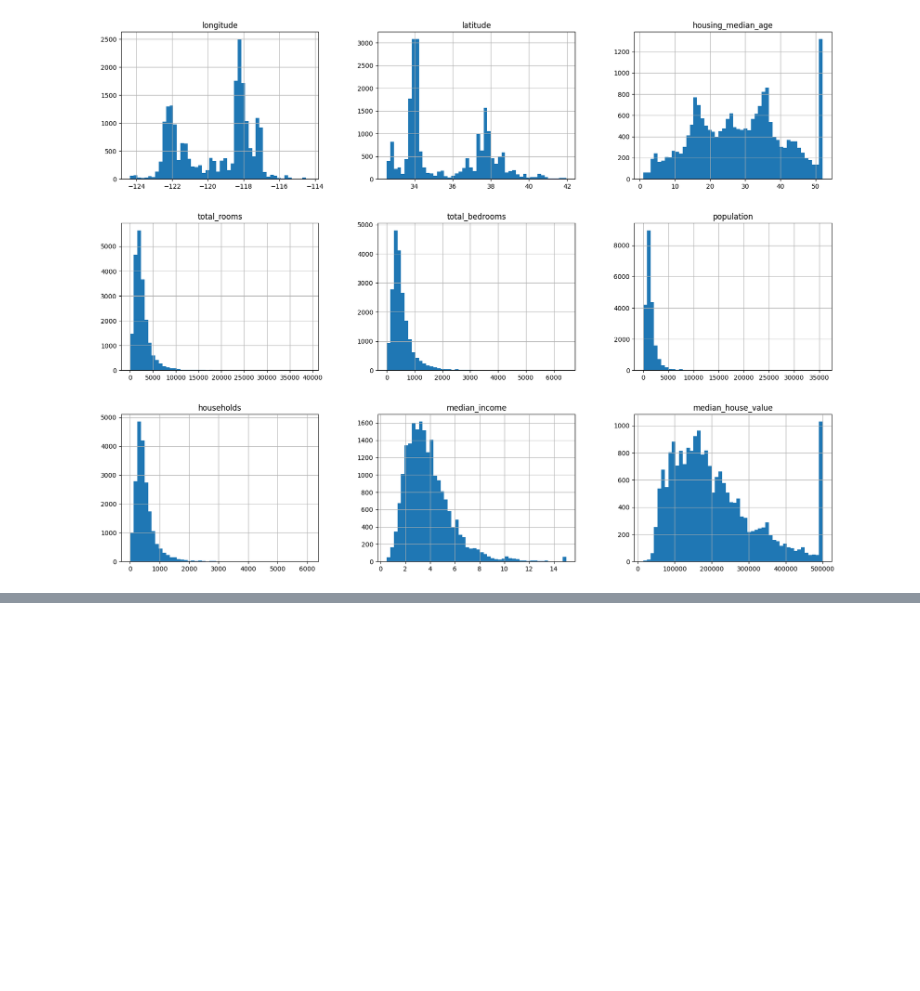
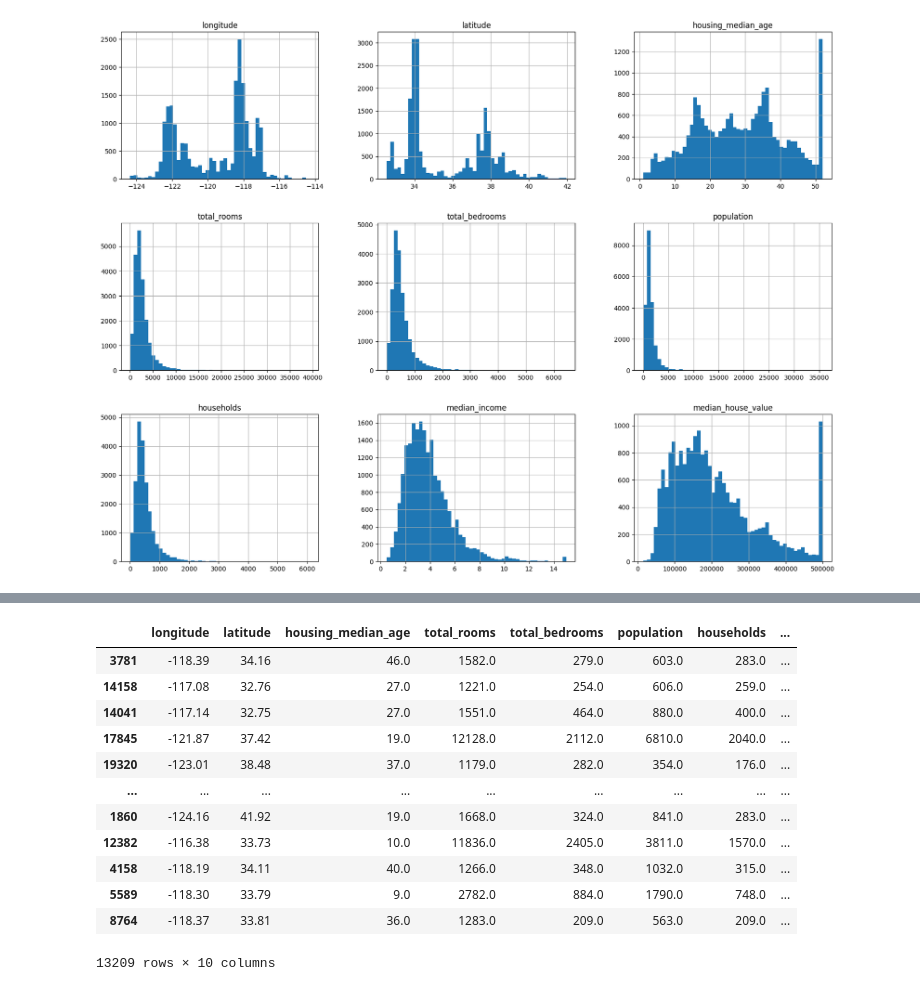
Before and after one commit to Vinuitik/AI_code, a Jupyter notebook: Hands-on-Machine Learning/ProjectEndToENd.ipynb, the cells around one changed output, grey strips where cells are left out. Cells and saved outputs as stored; diff of their text form; code cells hidden in the pictures; blank space fills up the shorter version.

```diff
--- a/Hands-on-Machine Learning/ProjectEndToENd.ipynb
+++ b/Hands-on-Machine Learning/ProjectEndToENd.ipynb
@@ -87,0 +140,19 @@ plt.show()
+# %%
+from sklearn.model_selection import train_test_split
+train_set, test_set = train_test_split(housing, test_size=0.2, random_state=42)
+
+train_set
+# %% [output]
+|  | longitude | latitude | housing_median_age | total_rooms | total_bedrooms | population | households | ... |
+| 3781 | -118.39 | 34.16 | 46.0 | 1582.0 | 279.0 | 603.0 | 283.0 | ... |
+| 14158 | -117.08 | 32.76 | 27.0 | 1221.0 | 254.0 | 606.0 | 259.0 | ... |
+| 14041 | -117.14 | 32.75 | 27.0 | 1551.0 | 464.0 | 880.0 | 400.0 | ... |
+| 17845 | -121.87 | 37.42 | 19.0 | 12128.0 | 2112.0 | 6810.0 | 2040.0 | ... |
+| 19320 | -123.01 | 38.48 | 37.0 | 1179.0 | 282.0 | 354.0 | 176.0 | ... |
+| ... | ... | ... | ... | ... | ... | ... | ... | ... |
+| 1860 | -124.16 | 41.92 | 19.0 | 1668.0 | 324.0 | 841.0 | 283.0 | ... |
+| 12382 | -116.38 | 33.73 | 10.0 | 11836.0 | 2405.0 | 3811.0 | 1570.0 | ... |
+| 4158 | -118.19 | 34.11 | 40.0 | 1266.0 | 348.0 | 1032.0 | 315.0 | ... |
+| 5589 | -118.30 | 33.79 | 9.0 | 2782.0 | 884.0 | 1790.0 | 748.0 | ... |
+| 8764 | -118.37 | 33.81 | 36.0 | 1283.0 | 209.0 | 563.0 | 209.0 | ... |
+13209 rows × 10 columns
```
Also changed, not shown: parts of 16 cells of this notebook.
